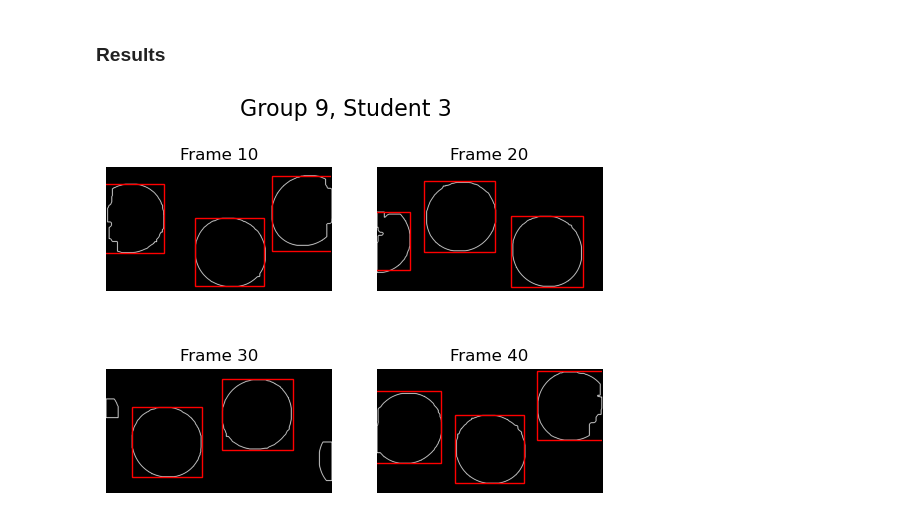
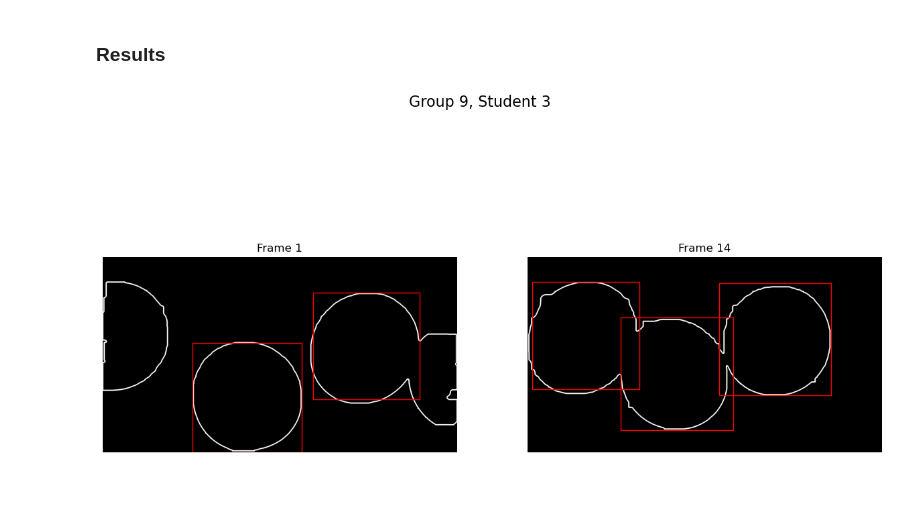
Before and after one commit to lambi702/CV-Video_annotation, a Jupyter notebook: rom.ipynb, the cells around one changed output. Drawn from its saved outputs; the diff is of its cells as text; code cells hidden in the pictures; blank space fills up the shorter version.

```diff
--- a/rom.ipynb
+++ b/rom.ipynb
@@ -92,7 +91,7 @@ def get_contours(masks, frame):
         return np.array(boundaries, dtype=np.uint8)
 
     def get_circles(mask):
-        return cv2.HoughCircles(mask, cv2.HOUGH_GRADIENT, dp=1, minDist=500, param1=50, param2=20, minRadius=250, maxRadius=350)
+        return cv2.HoughCircles(mask, cv2.HOUGH_GRADIENT, dp=1, minDist=500, param1=50, param2=20, minRadius=270, maxRadius=350)
 
     def get_bounding_boxes(mask):
         circles = get_circles(mask)
@@ -104,32 +103,31 @@ def get_contours(masks, frame):
                 x = int(x)
                 y = int(y)
                 r = int(r)
+                if x-r < 0 or y-r < 0 or x+r > mask.shape[1] or y+r > mask.shape[0]:
+                    continue
                 bb.append((x-r, y-r, 2*r, 2*r))
-
-
-
         return bb
 
     mask = masks[frame-1]
-
     mask = clean_frame(mask)
     mask = get_boundaries(mask)
-    bb = get_bounding_boxes(mask)
+    bb   = get_bounding_boxes(mask)
     return mask, bb
 # %% [markdown]
 ### Results
 # %%
-frames = [10, 20, 30, 40]
+frames = np.random.randint(1, 100, 10)
 
-fig, axs = plt.subplots(len(frames)//2, 2)
+frames = [1,14]
+fig, axs = plt.subplots(len(frames)//2, 2, figsize=(15, 5 + 3*len(frames)//2))
 title = f'Group {group}, Student {student}'
 fig.suptitle(title, fontsize=16)
 for i, ax in enumerate(axs.flatten()):
     mask, bb = get_contours(masks, frames[i])
     ax.imshow(mask, cmap='gray')
     for x, y, w, h in bb:
         ax.add_patch(plt.Rectangle((x, y), w, h, fill=False, color='red'))
     ax.set_title(f'Frame {frames[i]}')
     ax.axis('off')
 # %% [output]
-[figure, old version]
+[figure, new version]
```
Also changed, not shown: parts of 3 cells of this notebook.
